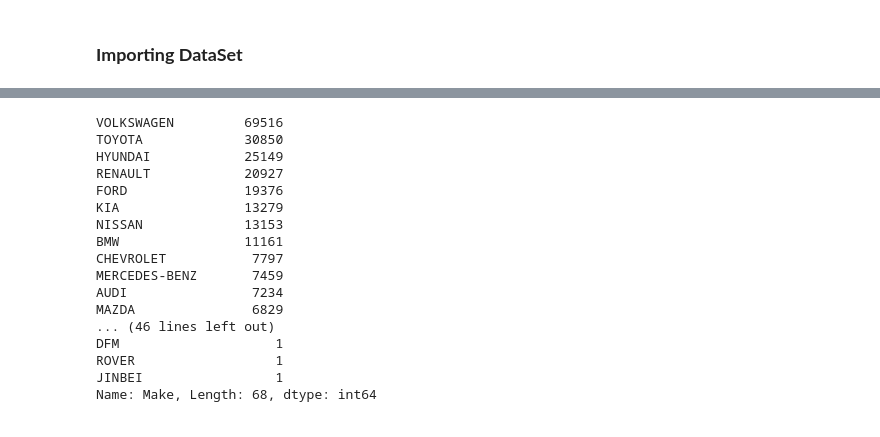
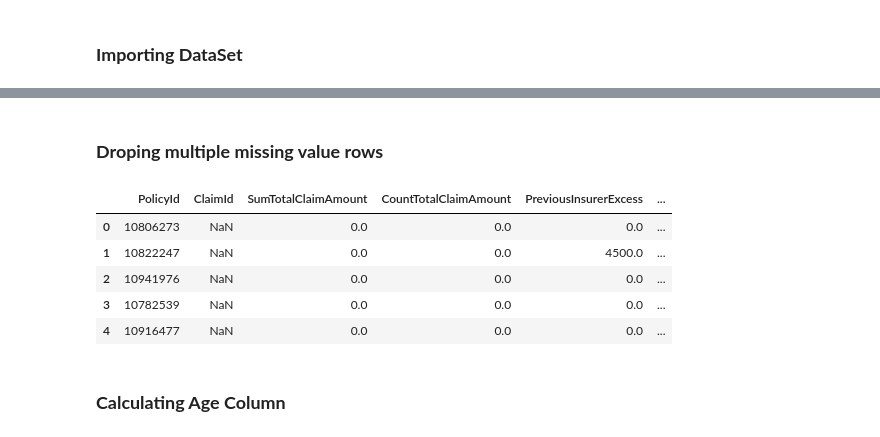
Before and after one commit to Pheelog/Insurance-Claim-Modelling, a Jupyter notebook: Feature Engineering.ipynb, the cells around one changed output, grey strips where cells are left out. Saved outputs shown, nothing was run; the diff lists cells and outputs as text; code cells hidden in the pictures.

```diff
--- a/Feature Engineering.ipynb
+++ b/Feature Engineering.ipynb
@@ -59,3 +102,12 @@ df.shape
+# %%
+#Imputing missing values by replace the value for the mean in some numerical columns and the mode in categorical columns
+df['SumTotalClaimAmount'].fillna(0, inplace=True)
+df['CountTotalClaimAmount'].fillna(0, inplace=True)
+df['PreviousInsurerExcess'].fillna(df['PreviousInsurerExcess'].mean(), inplace=True)
+df['SumAssured'].fillna(df['SumAssured'].mean(), inplace=True)
+df['Occupation'].fillna(df['Occupation'].mode()[0], inplace=True)
+df['IndustryType'].fillna(df['Occupation'].mode()[0], inplace=True)
+df['EmploymentType'].fillna(df['Occupation'].mode()[0], inplace=True)
 # %%
 df.isnull().sum()
 # %% [output]
@@ -99,20 +131,14 @@ Name: Employer, dtype: int64
-# %%
-df['Make'].value_counts()
-# %% [output]
-VOLKSWAGEN         69516
-TOYOTA             30850
-HYUNDAI            25149
-RENAULT            20927
-FORD               19376
-KIA                13279
-NISSAN             13153
-BMW                11161
-CHEVROLET           7797
-MERCEDES-BENZ       7459
-AUDI                7234
-MAZDA               6829
-... (46 lines left out)
-DFM                    1
-ROVER                  1
-JINBEI                 1
-Name: Make, Length: 68, dtype: int64
+# %% [markdown]
+### **Droping multiple missing value rows**
+# %%
+df.dropna(axis=0, thresh=18, inplace=True)
+df.head()
+# %% [output]
+|  | PolicyId | ClaimId | SumTotalClaimAmount | CountTotalClaimAmount | PreviousInsurerExcess | ... |
+| 0 | 10806273 | NaN | 0.0 | 0.0 | 0.0 | ... |
+| 1 | 10822247 | NaN | 0.0 | 0.0 | 4500.0 | ... |
+| 2 | 10941976 | NaN | 0.0 | 0.0 | 0.0 | ... |
+| 3 | 10782539 | NaN | 0.0 | 0.0 | 0.0 | ... |
+| 4 | 10916477 | NaN | 0.0 | 0.0 | 0.0 | ... |
+# %% [markdown]
+### **Calculating Age Column**
```
Also changed, not shown: parts of 39 cells of this notebook.
